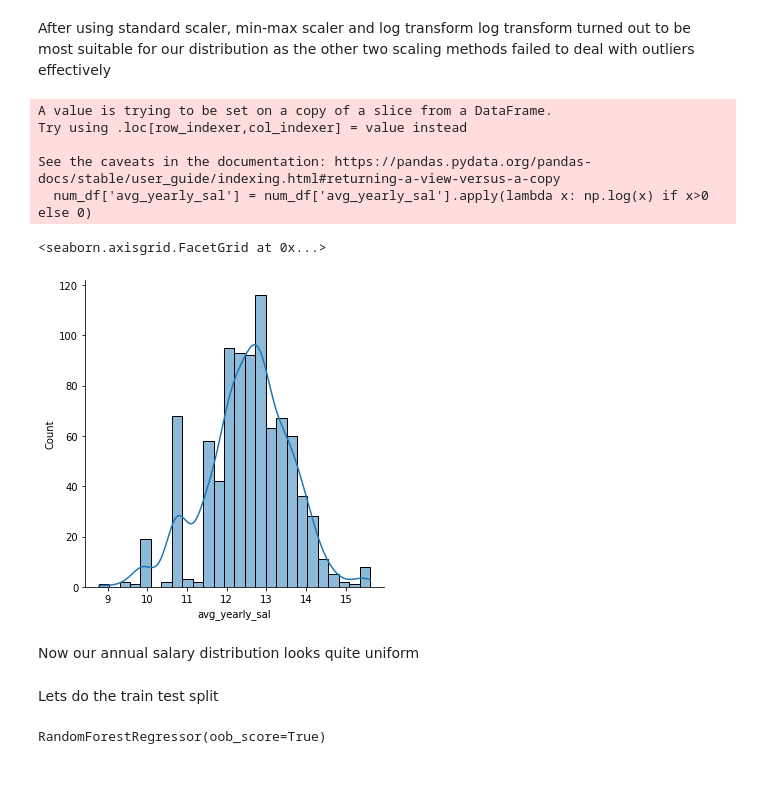
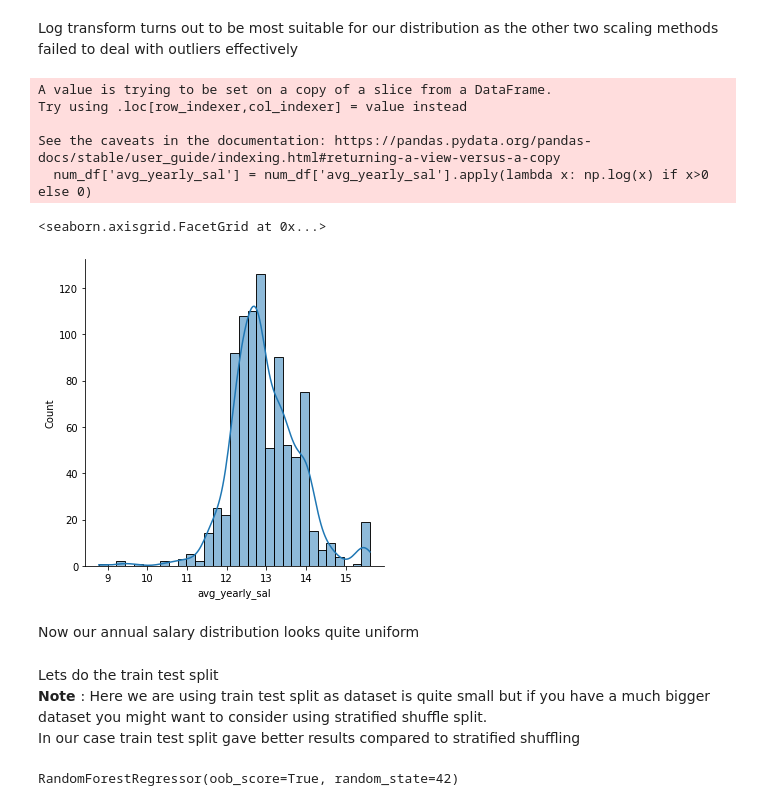
Before and after one commit to blaze-fire/Salary-Predictor, a Jupyter notebook: model.ipynb, the cells around one changed output. Cells and saved outputs as stored; diff of their text form; code cells hidden in the pictures; blank space fills up the shorter version.

```diff
--- a/model.ipynb
+++ b/model.ipynb
@@ -6,12 +7,10 @@ import matplotlib.pyplot as plt
 # %%
 df = pd.read_csv('./data_for_modelling.csv')
-# %%
-df.drop('income_cat', axis=1, inplace=True)
 # %%
 num_df = df.select_dtypes(exclude = 'object')
 cat_df = df.select_dtypes(include = 'object')
 # %% [markdown]
-After using standard scaler, min-max scaler and log transform log transform turned out to be most suitable for our distribution as the other two scaling methods failed to deal with outliers effectively
+Log transform turns out to be most suitable for our distribution as the other two scaling methods failed to deal with outliers effectively
 # %%
 num_df['avg_yearly_sal'] = num_df['avg_yearly_sal'].apply(lambda x: np.log(x) if x>0 else 0)
 # %% [output]
@@ -21,13 +20,15 @@ Try using .loc[row_indexer,col_indexer] = value instead
 See the caveats in the documentation: https://pandas.pydata.org/pandas-docs/stable/user_guide/indexing.html#returning-a-view-versus-a-copy
   num_df['avg_yearly_sal'] = num_df['avg_yearly_sal'].apply(lambda x: np.log(x) if x>0 else 0)
 # %%
-sns.displot(num_df[num_df['avg_yearly_sal']>0]['avg_yearly_sal'], kde=True)
+sns.displot(num_df['avg_yearly_sal'], kde=True)
 # %% [output]
 <seaborn.axisgrid.FacetGrid at 0x...>
-[figure, old version]
+[figure, new version]
 # %% [markdown]
 Now our annual salary distribution looks quite uniform
-# %% [markdown]
-Lets do the train test split
+# %% [markdown]
+Lets do the train test split<br>
+<b> Note </b> : Here we are using train test split as dataset is quite small but if you have a much bigger dataset you might want to consider using stratified shuffle split.<br>
+In our case train test split gave better results compared to stratified shuffling
 # %%
 from sklearn.model_selection import train_test_split
@@ -37,9 +43,8 @@ from sklearn.ensemble import RandomForestRegressor
 # %%
-rnd_reg = RandomForestRegressor(oob_score=True)
+rnd_reg = RandomForestRegressor(oob_score=True, random_state=42)
+rnd_reg.fit(X_train , y_train)
+# %% [output]
+RandomForestRegressor(oob_score=True, random_state=42)
-# %%
-rnd_reg.fit(X_train, y_train)
-# %% [output]
-RandomForestRegressor(oob_score=True)
 # %%
 col_names = num_df.drop('avg_yearly_sal', axis=1).columns
 # %%
```
Also changed, not shown: parts of 58 cells of this notebook, 8 other files.
